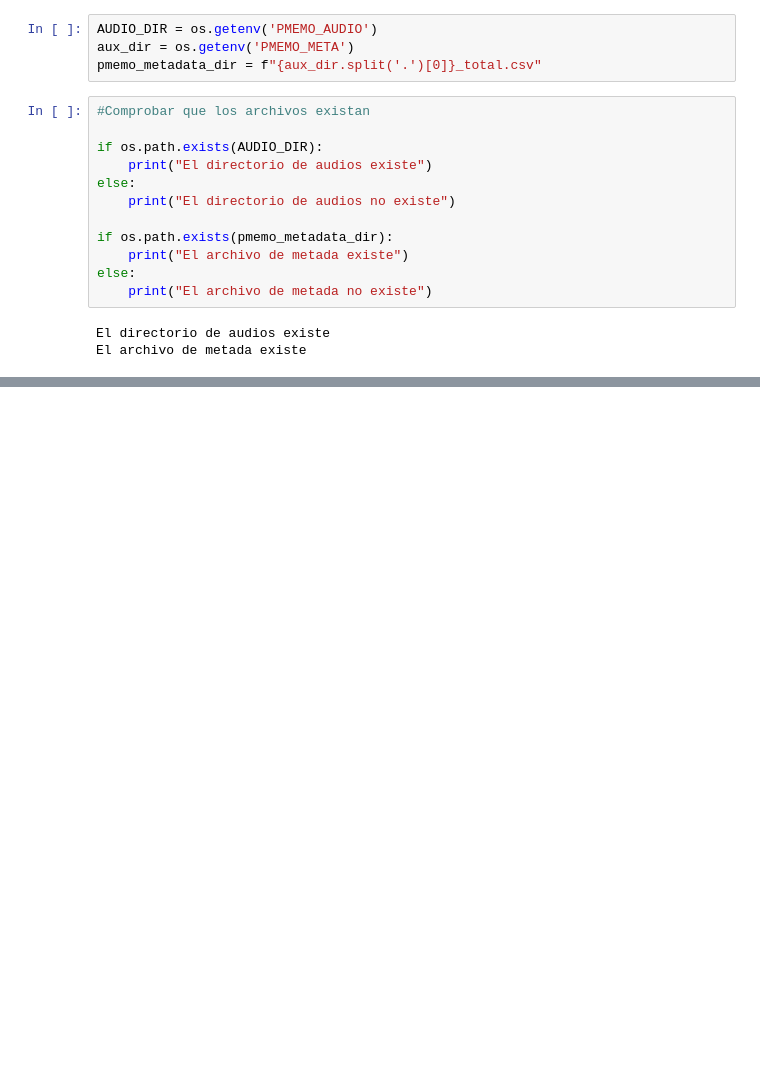
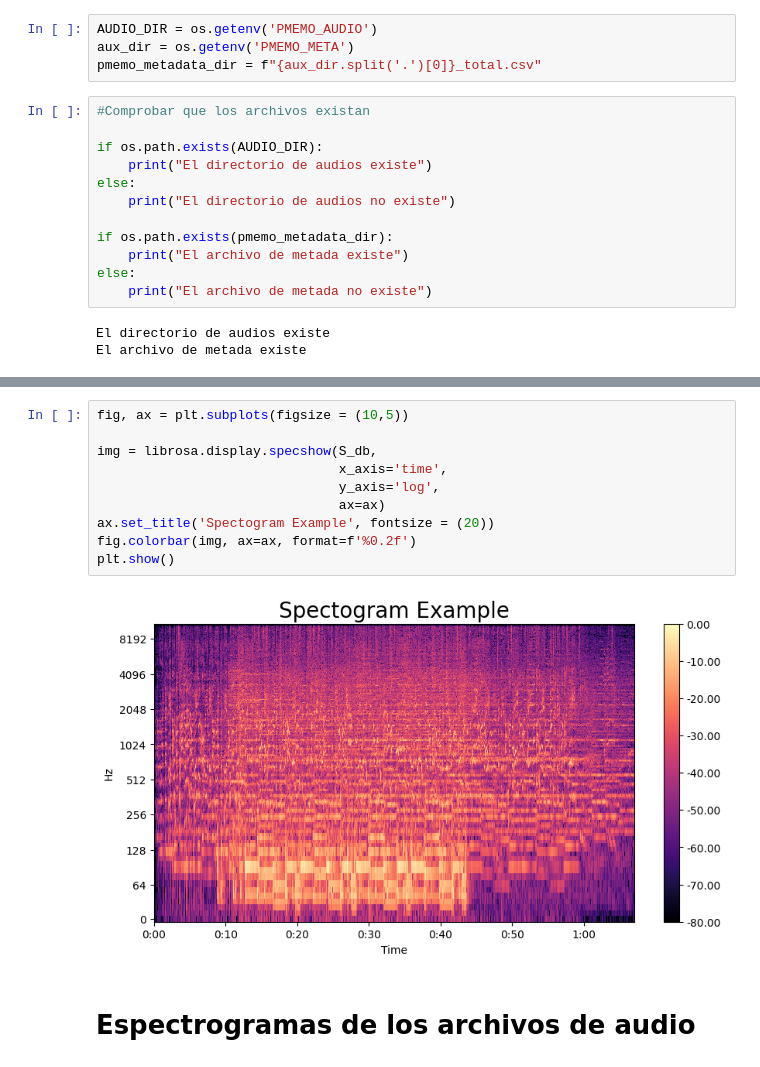
Before and after one commit to Leodna/mer, a Jupyter notebook: notebooks/spectograms.ipynb, the cells around one changed output, grey strips where cells are left out. Cells and saved outputs as stored; diff of their text form; blank space fills up the shorter version.

```diff
--- a/notebooks/spectograms.ipynb
+++ b/notebooks/spectograms.ipynb
@@ -56,0 +142,14 @@ el archivo 1.mp3 existe
+# %%
+fig, ax = plt.subplots(figsize = (10,5))
+
+img = librosa.display.specshow(S_db,
+                               x_axis='time',
+                               y_axis='log',
+                               ax=ax)
+ax.set_title('Spectogram Example', fontsize = (20))
+fig.colorbar(img, ax=ax, format=f'%0.2f')
+plt.show()
+# %% [output]
+[figure, added]
+# %% [markdown]
+# Espectrogramas de los archivos de audio
```
Also changed, not shown: parts of 19 cells of this notebook.
